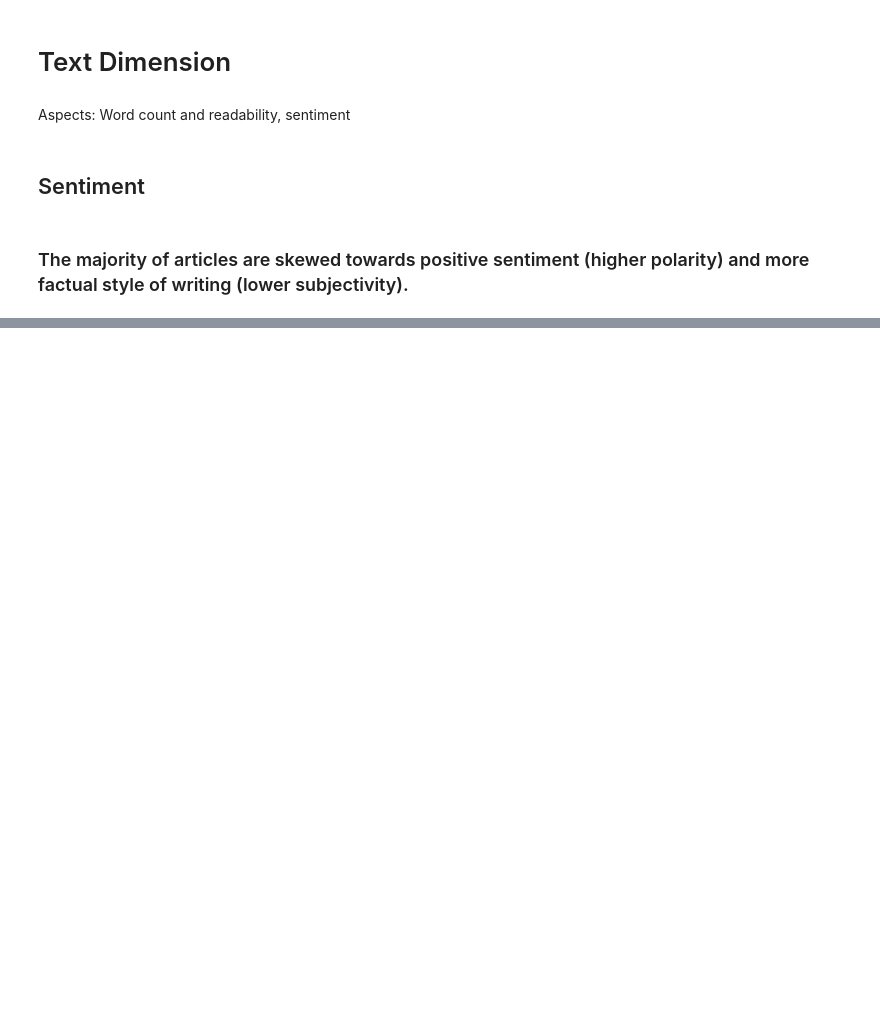
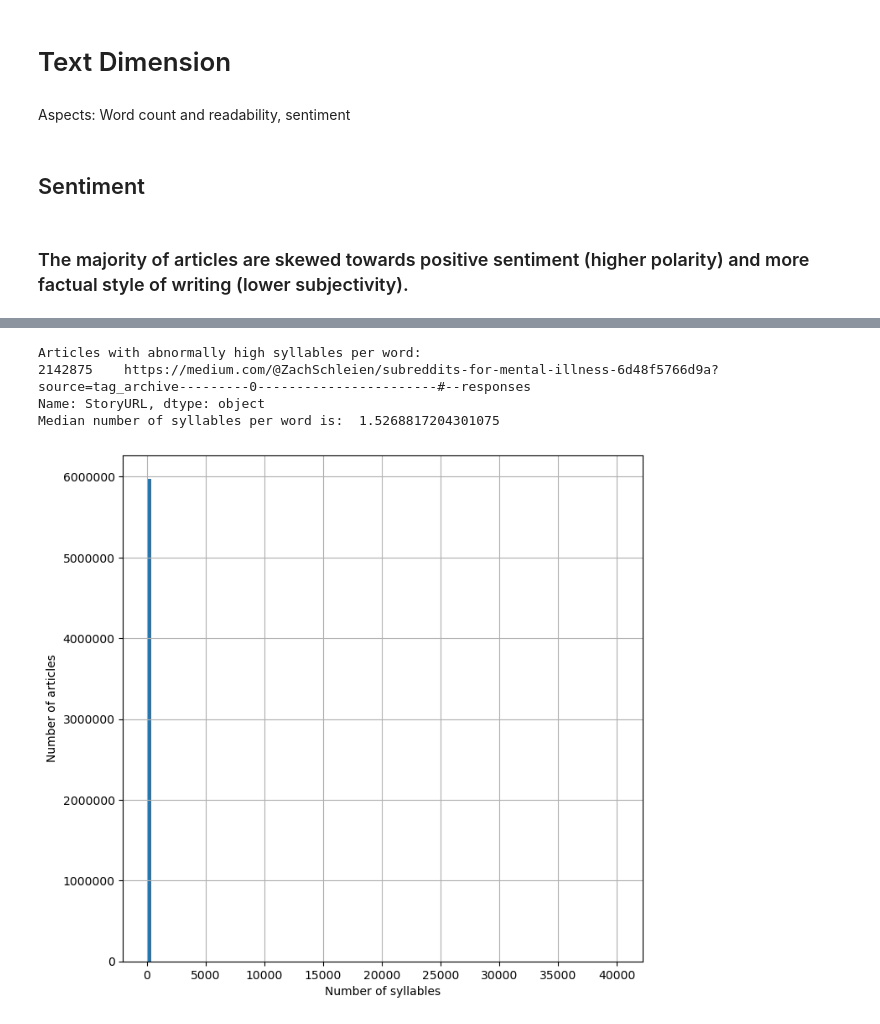
Before and after one commit to leungjch/medium-data-mining, a Jupyter notebook: story_model/analysis/Story_Analysis.ipynb, the cells around one changed output, grey strips where cells are left out. Drawn from its saved outputs; the diff is of its cells as text; code cells hidden in the pictures; blank space fills up the shorter version.

```diff
--- a/story_model/analysis/Story_Analysis.ipynb
+++ b/story_model/analysis/Story_Analysis.ipynb
@@ -119,0 +137,16 @@ Text(0.5, 1.0, 'Sentiment Subjectivity (factual -> opinionated)')
+# %%
+df['TextSyllablePerWord'] = df.TextSyllableNum/df.TextLexiconNum;
+print("Articles with abnormally high syllables per word:")
+print(df[df['TextSyllablePerWord'] > 50].sort_values(by = "TextSyllablePerWord", ascending=True).head(1).StoryURL)
+y = df['TextSyllablePerWord']
+
+print("Median number of syllables per word is: ", y.median());
+ax = y.hist(bins=100);
+ax.set_xlabel("Number of syllables");
+ax.set_ylabel("Number of articles");
+# %% [output]
+Articles with abnormally high syllables per word:
+2142875    https://medium.com/@ZachSchleien/subreddits-for-mental-illness-6d48f5766d9a?source=tag_archive---------0-----------------------#--responses
+Name: StoryURL, dtype: object
+Median number of syllables per word is:  1.5268817204301075
+[figure, added]
```
Also changed, not shown: parts of 9 cells of this notebook.
